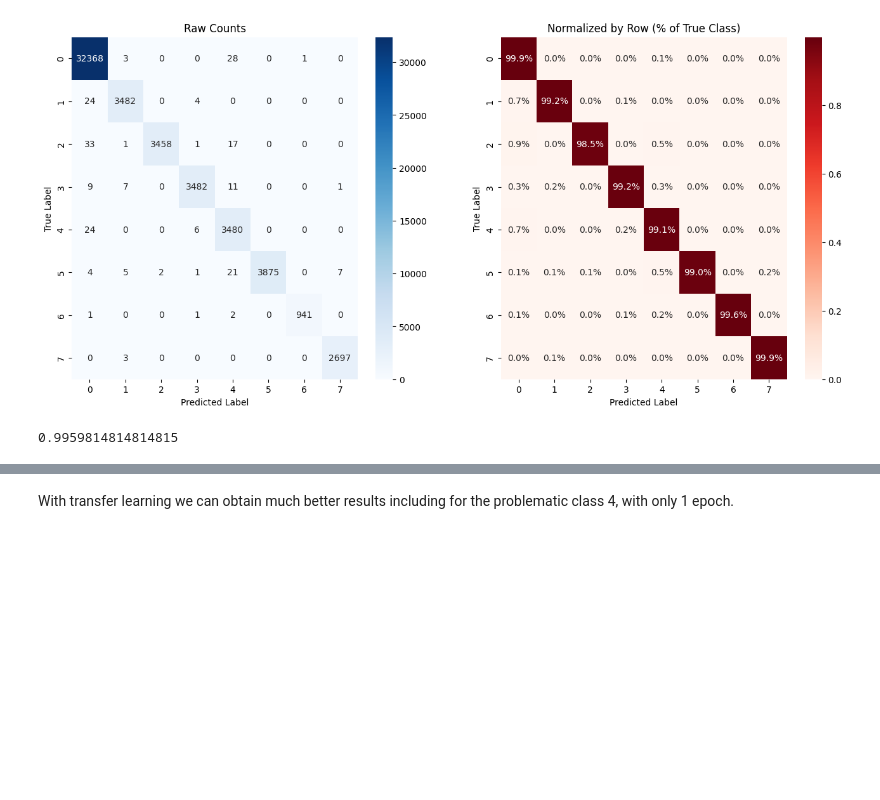
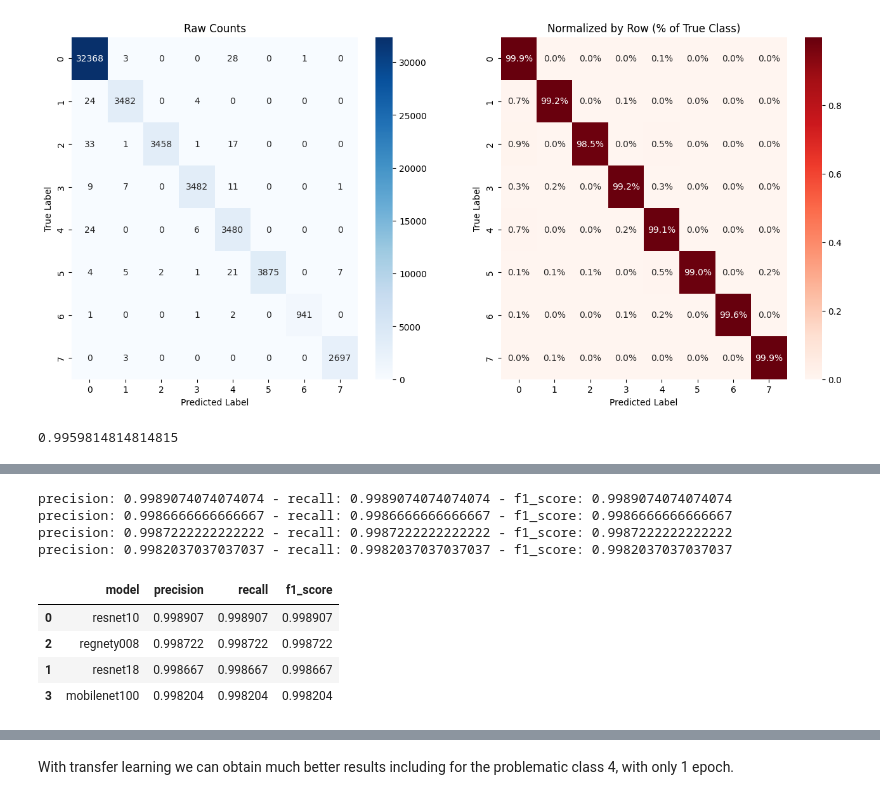
Before and after one commit to SergeiOssokine/wheat_analysis_capstone, a Jupyter notebook: notebook.ipynb, the cells around one changed output, grey strips where cells are left out. Cells and saved outputs as stored; diff of their text form; code cells hidden in the pictures; blank space fills up the shorter version.

```diff
--- a/notebook.ipynb
+++ b/notebook.ipynb
@@ -703,0 +824,19 @@ val_acc_trained
+# %%
+final_val_scores = []
+for k,v in accs_data.items():
+    tmp = compute_accuracy_measures(v,average='micro')
+    final_val_scores.append([k,*tmp])
+final_val_scores = pd.DataFrame(final_val_scores,columns=['model','precision','recall','f1_score'])
+# %% [output]
+precision: 0.9989074074074074 - recall: 0.9989074074074074 - f1_score: 0.9989074074074074
+precision: 0.9986666666666667 - recall: 0.9986666666666667 - f1_score: 0.9986666666666667
+precision: 0.9987222222222222 - recall: 0.9987222222222222 - f1_score: 0.9987222222222222
+precision: 0.9982037037037037 - recall: 0.9982037037037037 - f1_score: 0.9982037037037037
+# %%
+final_val_scores.sort_values('f1_score',ascending=False)
+# %% [output]
+|  | model | precision | recall | f1_score |
+| 0 | resnet10 | 0.998907 | 0.998907 | 0.998907 |
+| 2 | regnety008 | 0.998722 | 0.998722 | 0.998722 |
+| 1 | resnet18 | 0.998667 | 0.998667 | 0.998667 |
+| 3 | mobilenet100 | 0.998204 | 0.998204 | 0.998204 |
```
Also changed, not shown: parts of 19 cells of this notebook.
